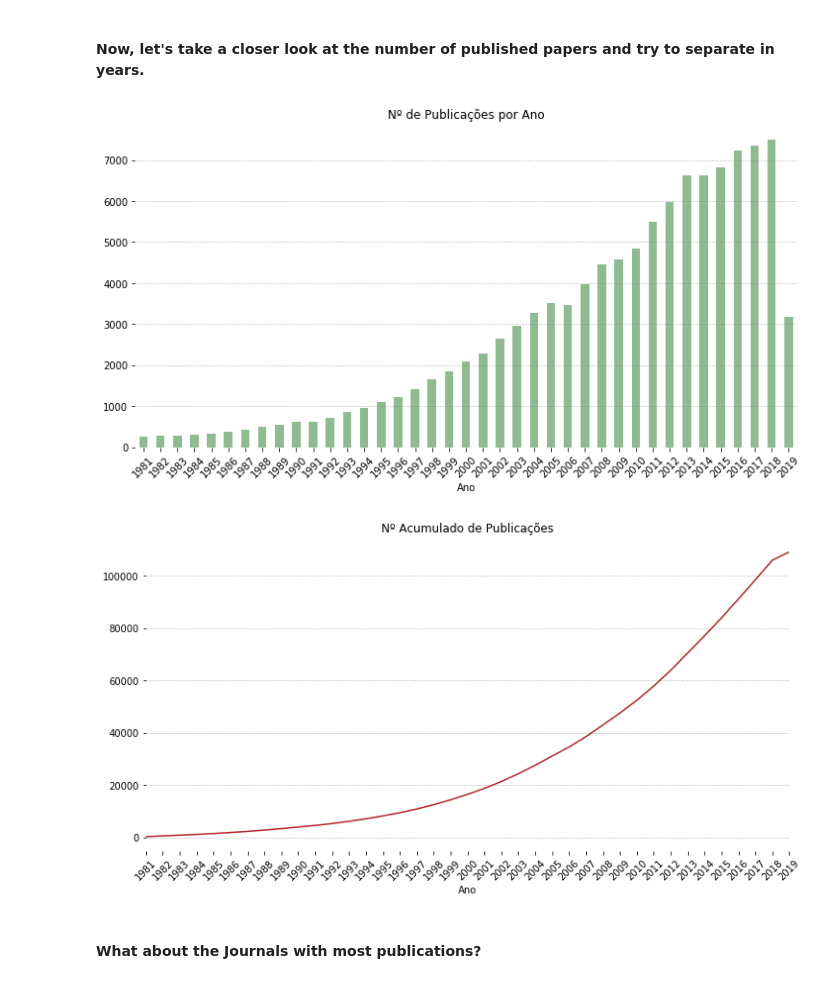
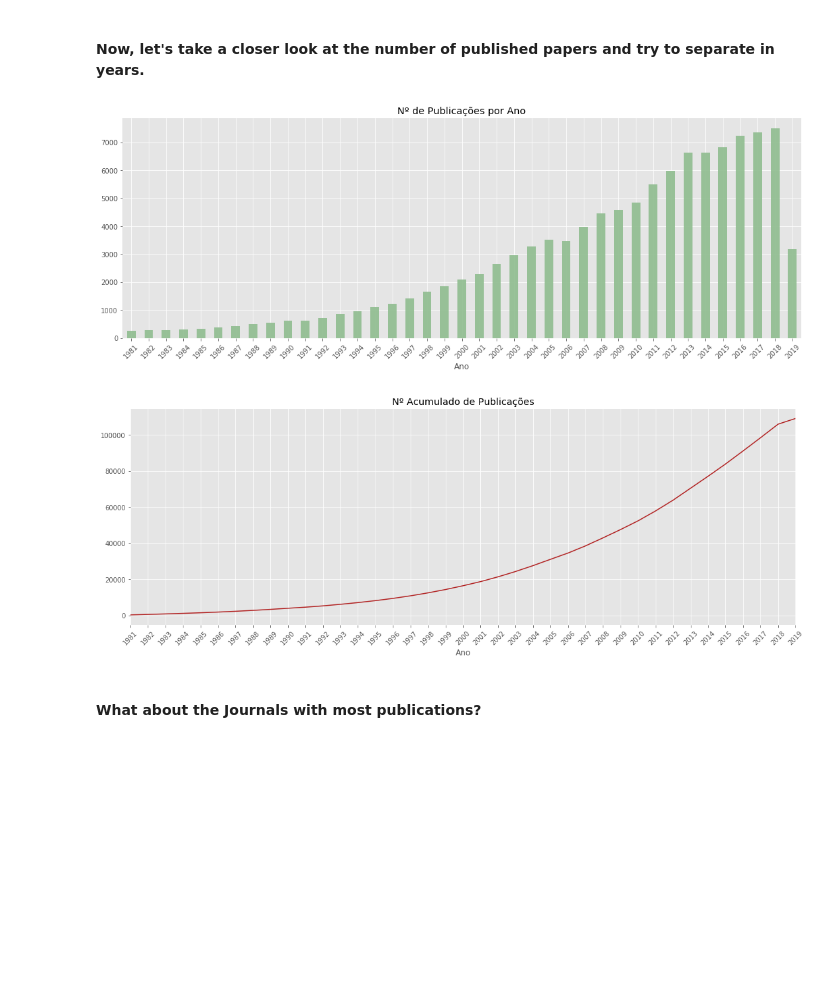
Before and after one commit to davibarreira/PBMNet, a Jupyter notebook: Exploring_Database.ipynb, the cells around one changed output. Cells and saved outputs as stored; diff of their text form; code cells hidden in the pictures; blank space fills up the shorter version.

Commit message:
Updating visualizations and Exploring_Database.ipynb

```diff
--- a/Exploring_Database.ipynb
+++ b/Exploring_Database.ipynb
@@ -11,6 +11,8 @@ import numpy as np
 import pandas as pd
 import seaborn as sns
 import matplotlib.pyplot as plt
+
+plt.style.use('ggplot')
 # %% [markdown]
 **Importing dataframe...**
 # %%
@@ -71,32 +73,32 @@ df_plot = pd.DataFrame(df_pub_unique['ANO-DO-ARTIGO'].value_counts(ascending=Fal
 df_plot.sort_index(inplace=True)
 # %%
 # preparing plot
-ax = df_plot.plot(kind='bar', legend=False, title='Nº de Publicações por Ano', figsize=(12,6),
-                 color='darkseagreen')
+ax = df_plot.plot(kind='bar', legend=False, title='Nº de Publicações por Ano', figsize=(18,6),
+                 color='darkseagreen',  alpha=0.9)
 
 # removing frames
 ax.spines['top'].set_visible(False)
 ax.spines['right'].set_visible(False)
 ax.spines['bottom'].set_visible(False)
 ax.spines['left'].set_visible(False)
 
 # horizontal grid lines
-ax.yaxis.grid(zorder=0,which="major", color='gray', linestyle=':', linewidth=0.6)
+#ax.yaxis.grid(zorder=0,which="major", color='gray', linestyle=':', linewidth=0.6)
 
 # x-ticks
 plt.xlabel('Ano')
 plt.xticks(rotation=45)
 
 #saving fig
 plt.savefig('Publicacoes_por_ano.png', bbox_inches='tight')
 # %% [output]
-[figure, old version]
+[figure, new version]
 # %%
 # cumulative publications
 df_plot['cumulative'] = df_plot.cumsum()
 
 # plotting
-ax = df_plot['cumulative'].plot(color='firebrick', figsize=(12,6), title='Nº Acumulado de Publicações')
+ax = df_plot['cumulative'].plot(color='firebrick', figsize=(18,6), title='Nº Acumulado de Publicações')
 
 # removing frames
 ax.spines['top'].set_visible(False)
@@ -105,7 +107,7 @@ ax.spines['bottom'].set_visible(False)
 ax.spines['left'].set_visible(False)
 
 # horizontal grid lines
-ax.yaxis.grid(zorder=0,which="major", color='gray', linestyle=':', linewidth=0.6)
+#ax.yaxis.grid(zorder=0,which="major", color='gray', linestyle=':', linewidth=0.6)
 
 # preparing x-ticks
 labels = sorted(list(df_plot.index))
@@ -117,7 +119,7 @@ plt.xticks(rotation=45)
 # saving fig
 plt.savefig('Publicacoes_acumulado.png', bbox_inches='tight')
 # %% [output]
-[figure, old version]
+[figure, new version]
 # %% [markdown]
 <br>
 
```
Also changed, not shown: parts of 18 cells of this notebook, 8 other files.
